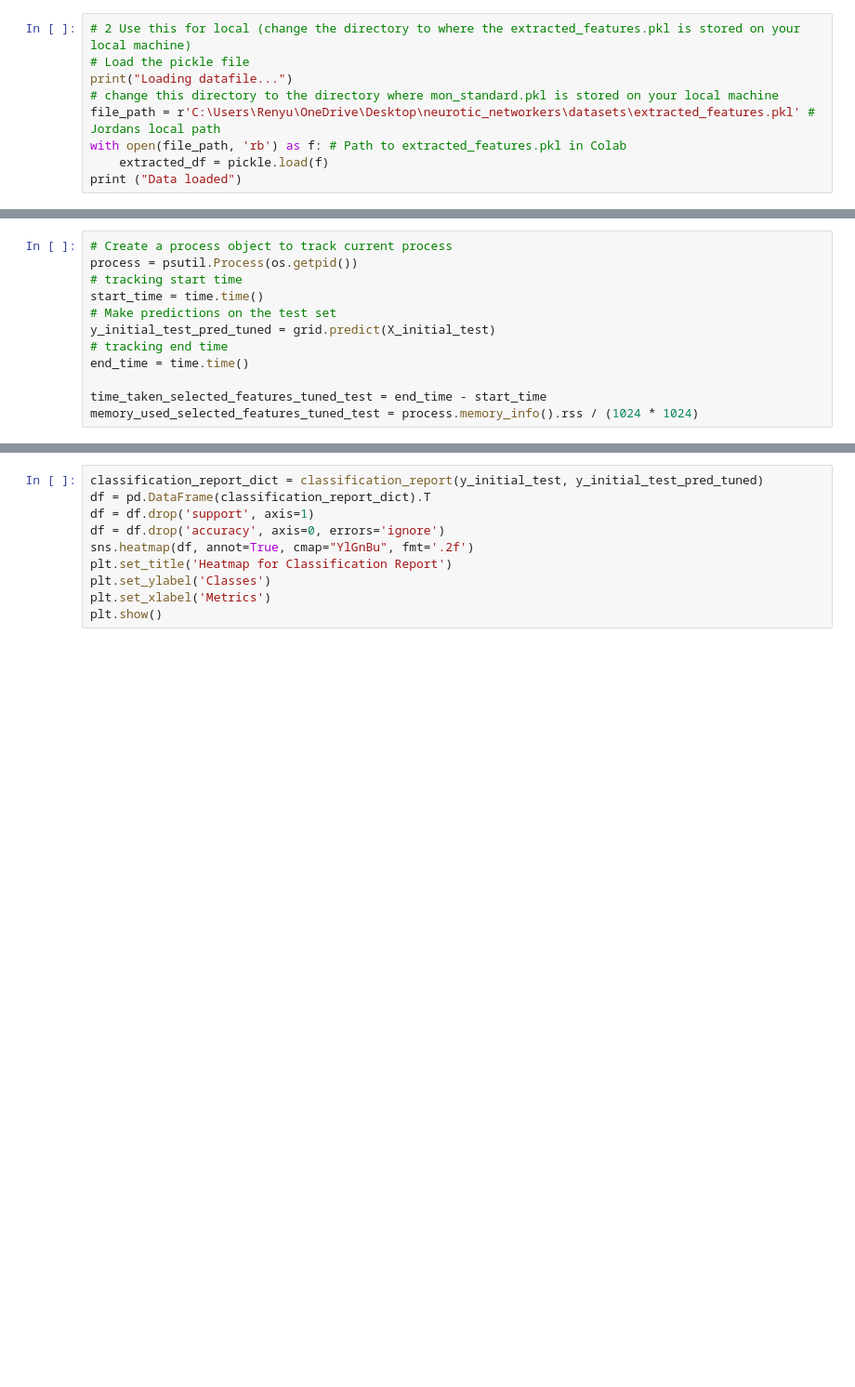
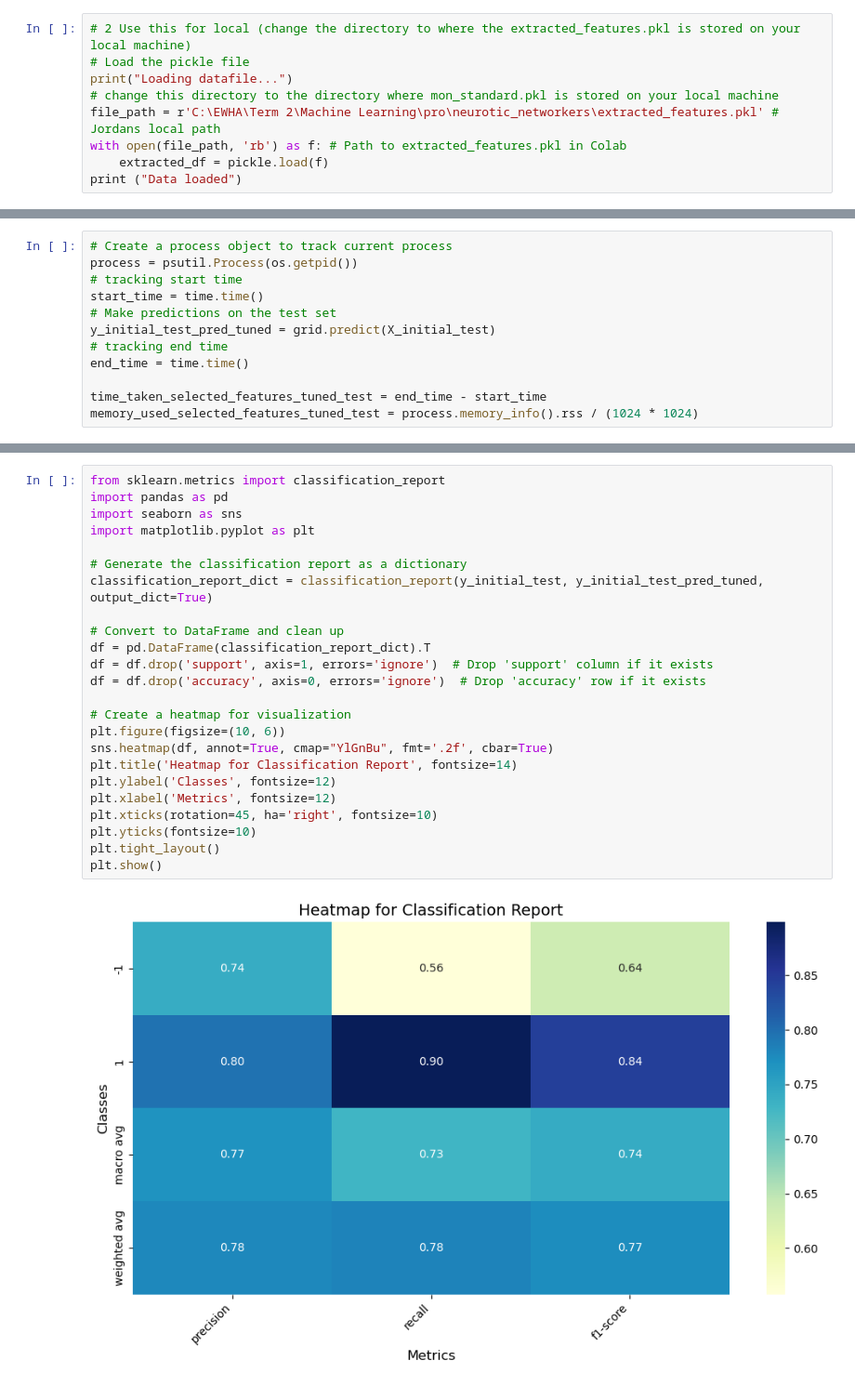
Before and after one commit to BettinaTee03/Machine-Learning-Group-Project, a Jupyter notebook: openworld_binaryclass.ipynb, the cells around one changed output, grey strips where cells are left out. Shown at 93% size. Saved outputs shown, nothing was run; the diff lists cells and outputs as text; blank space fills up the shorter version.

```diff
--- a/openworld_binaryclass.ipynb
+++ b/openworld_binaryclass.ipynb
@@ -37,7 +34,7 @@ If you are using local, run this block
 # Load the pickle file
 print("Loading datafile...")
 # change this directory to the directory where mon_standard.pkl is stored on your local machine
-file_path = r'C:\Users\Renyu\OneDrive\Desktop\neurotic_networkers\datasets\extracted_features.pkl' # Jordans local path
+file_path = r'C:\EWHA\Term 2\Machine Learning\pro\neurotic_networkers\extracted_features.pkl' # Jordans local path
 with open(file_path, 'rb') as f: # Path to extracted_features.pkl in Colab
     extracted_df = pickle.load(f)
 print ("Data loaded")
@@ -547,10 +634,26 @@ plt.show()
 # %%
-classification_report_dict = classification_report(y_initial_test, y_initial_test_pred_tuned)
+from sklearn.metrics import classification_report
+import pandas as pd
+import seaborn as sns
+import matplotlib.pyplot as plt
+
+# Generate the classification report as a dictionary
+classification_report_dict = classification_report(y_initial_test, y_initial_test_pred_tuned, output_dict=True)
+
+# Convert to DataFrame and clean up
 df = pd.DataFrame(classification_report_dict).T
-df = df.drop('support', axis=1)
-df = df.drop('accuracy', axis=0, errors='ignore')
-sns.heatmap(df, annot=True, cmap="YlGnBu", fmt='.2f')
-plt.set_title('Heatmap for Classification Report')
-plt.set_ylabel('Classes')
-plt.set_xlabel('Metrics')
+df = df.drop('support', axis=1, errors='ignore')  # Drop 'support' column if it exists
+df = df.drop('accuracy', axis=0, errors='ignore')  # Drop 'accuracy' row if it exists
+
+# Create a heatmap for visualization
+plt.figure(figsize=(10, 6))
+sns.heatmap(df, annot=True, cmap="YlGnBu", fmt='.2f', cbar=True)
+plt.title('Heatmap for Classification Report', fontsize=14)
+plt.ylabel('Classes', fontsize=12)
+plt.xlabel('Metrics', fontsize=12)
+plt.xticks(rotation=45, ha='right', fontsize=10)
+plt.yticks(fontsize=10)
+plt.tight_layout()
 plt.show()
+# %% [output]
+[figure, added]
```
Also changed, not shown: parts of 17 cells of this notebook, 2 other files.
